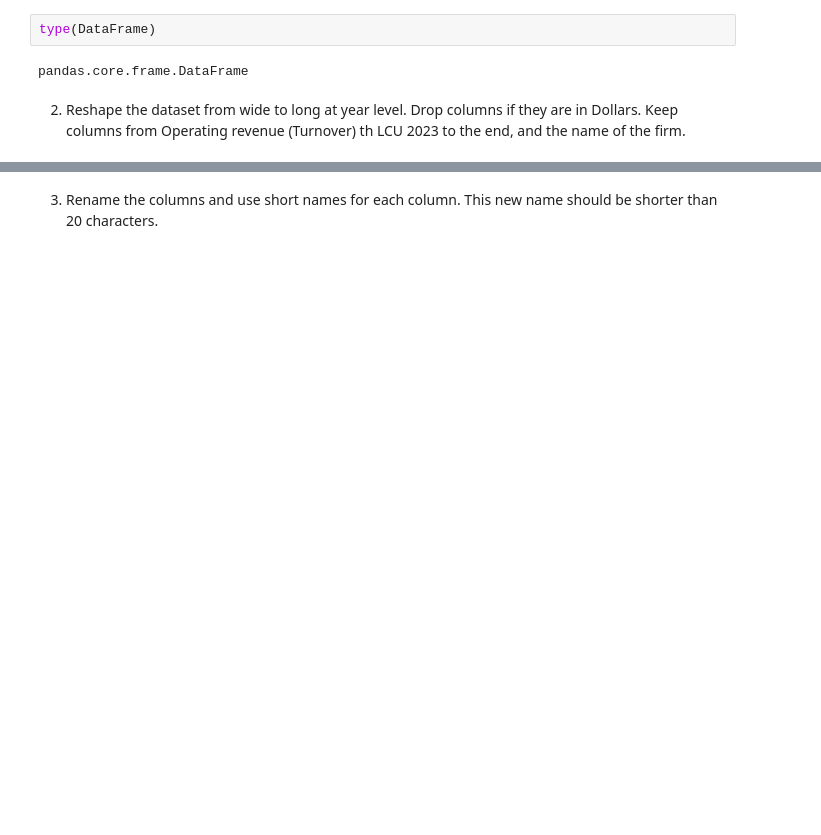
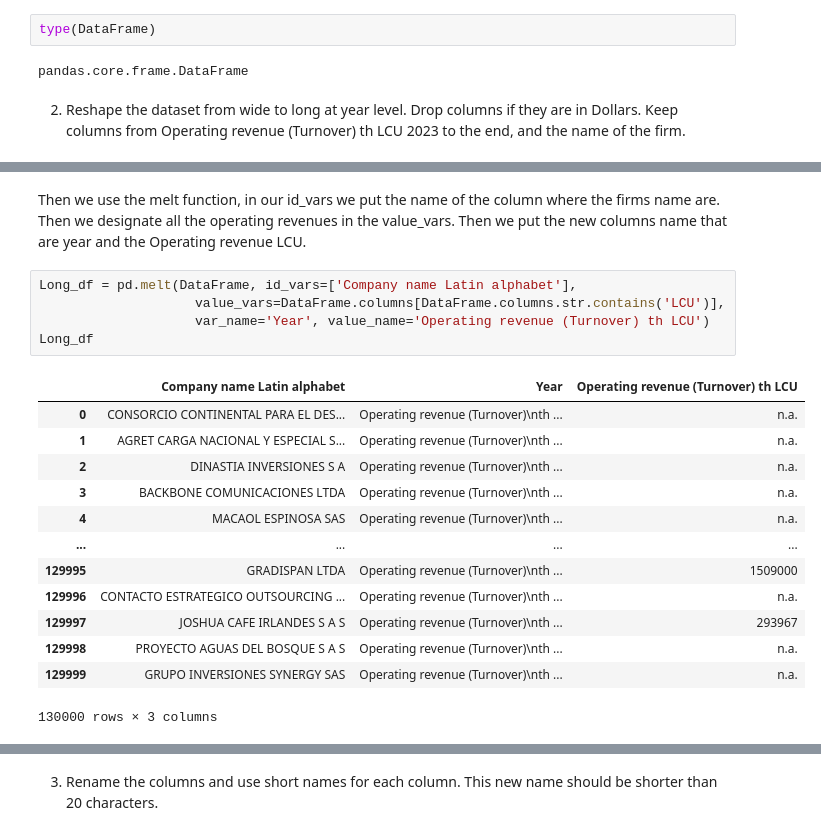
Before and after one commit to alexanderquispe/MediaLab_Summer_Python, a Jupyter notebook: assignments/assignment3/group_8_ass_3_2024.ipynb, the cells around one changed output, grey strips where cells are left out. Saved outputs shown, nothing was run; the diff lists cells and outputs as text; blank space fills up the shorter version.

```diff
--- a/assignments/assignment3/group_8_ass_3_2024.ipynb
+++ b/assignments/assignment3/group_8_ass_3_2024.ipynb
@@ -43,0 +66,21 @@ pandas.core.frame.DataFrame
+# %% [markdown]
+Then we use the melt function, in our id_vars we put the name of the column where the firms name are. Then  we designate all the operating revenues in the value_vars. Then we put the new columns name that are year and the Operating revenue LCU.
+# %%
+Long_df = pd.melt(DataFrame, id_vars=['Company name Latin alphabet'],
+                    value_vars=DataFrame.columns[DataFrame.columns.str.contains('LCU')],
+                    var_name='Year', value_name='Operating revenue (Turnover) th LCU')
+Long_df
+# %% [output]
+|  | Company name Latin alphabet | Year | Operating revenue (Turnover) th LCU |
+| 0 | CONSORCIO CONTINENTAL PARA EL DES... | Operating revenue (Turnover)\nth ... | n.a. |
+| 1 | AGRET CARGA NACIONAL Y ESPECIAL S... | Operating revenue (Turnover)\nth ... | n.a. |
+| 2 | DINASTIA INVERSIONES S A | Operating revenue (Turnover)\nth ... | n.a. |
+| 3 | BACKBONE COMUNICACIONES LTDA | Operating revenue (Turnover)\nth ... | n.a. |
+| 4 | MACAOL ESPINOSA SAS | Operating revenue (Turnover)\nth ... | n.a. |
+| ... | ... | ... | ... |
+| 129995 | GRADISPAN LTDA | Operating revenue (Turnover)\nth ... | 1509000 |
+| 129996 | CONTACTO ESTRATEGICO OUTSOURCING ... | Operating revenue (Turnover)\nth ... | n.a. |
+| 129997 | JOSHUA CAFE IRLANDES S A S | Operating revenue (Turnover)\nth ... | 293967 |
+| 129998 | PROYECTO AGUAS DEL BOSQUE S A S | Operating revenue (Turnover)\nth ... | n.a. |
+| 129999 | GRUPO INVERSIONES SYNERGY SAS | Operating revenue (Turnover)\nth ... | n.a. |
+130000 rows × 3 columns
```
Also changed, not shown: parts of 7 cells of this notebook.
